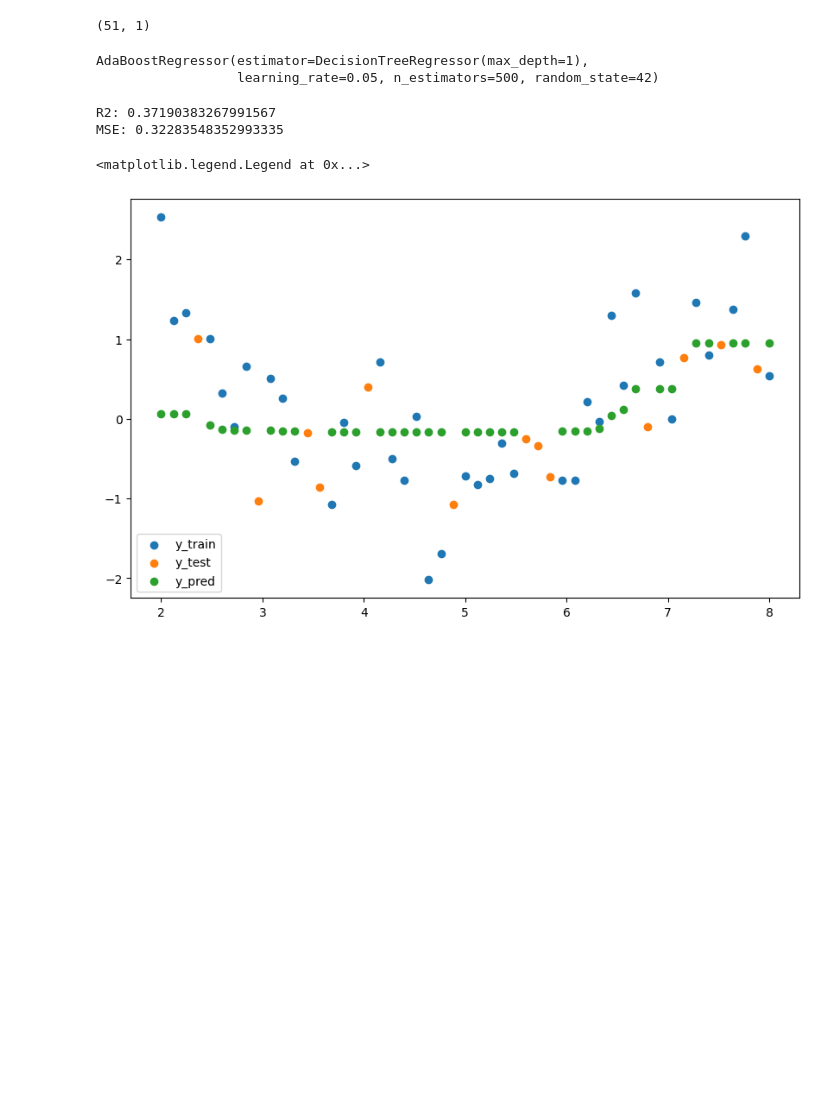
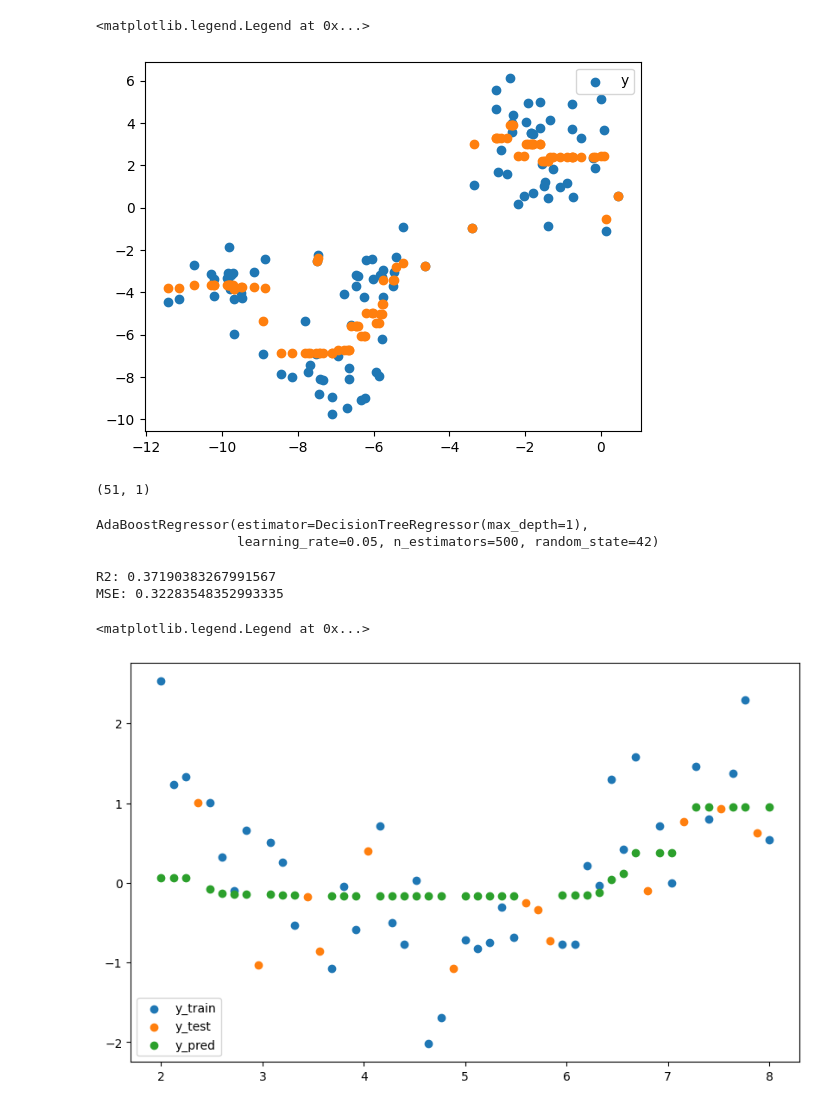
Before and after one commit to syedmahmoodiagents/MachineLearning, a Jupyter notebook: AdaBoost_Regressor.ipynb, the cells around one changed output. Saved outputs shown, nothing was run; the diff lists cells and outputs as text; code cells hidden in the pictures; blank space fills up the shorter version.

```diff
--- a/AdaBoost_Regressor.ipynb
+++ b/AdaBoost_Regressor.ipynb
@@ -11,0 +20,6 @@ import matplotlib.pyplot as plt
+# %%
+x = X[:,0]
+# %%
+xx = x.reshape(-1,1)
+# %%
+y = X[:,1]
@@ -11,0 +77,24 @@ import matplotlib.pyplot as plt
+# %%
+predictions = np.array([model.predict(xx) for model in models])
+
+model_weights = np.log(1 / np.array(betas))
+
+final_pred = []
+
+for i in range(100):
+
+    preds = predictions[:, i]
+
+    sorted_idx = np.argsort(preds)
+
+    preds = preds[sorted_idx]
+    weights = model_weights[sorted_idx]
+
+    cumulative = np.cumsum(weights)
+    cutoff = cumulative[-1] / 2
+
+    median_idx = np.where(cumulative >= cutoff)[0][0]
+
+    final_pred.append(preds[median_idx])
+
+preds = np.array(final_pred)
@@ -12,3 +106,10 @@ import matplotlib.pyplot as plt
+# %%
+plt.scatter(x, y, label="y")
+plt.scatter(x, preds)
+plt.legend()
+# %% [output]
+<matplotlib.legend.Legend at 0x...>
+[figure, added]
 # %%
 x = np.linspace(2,8,51)
 # %%
```
Also changed, not shown: parts of 8 cells of this notebook.
